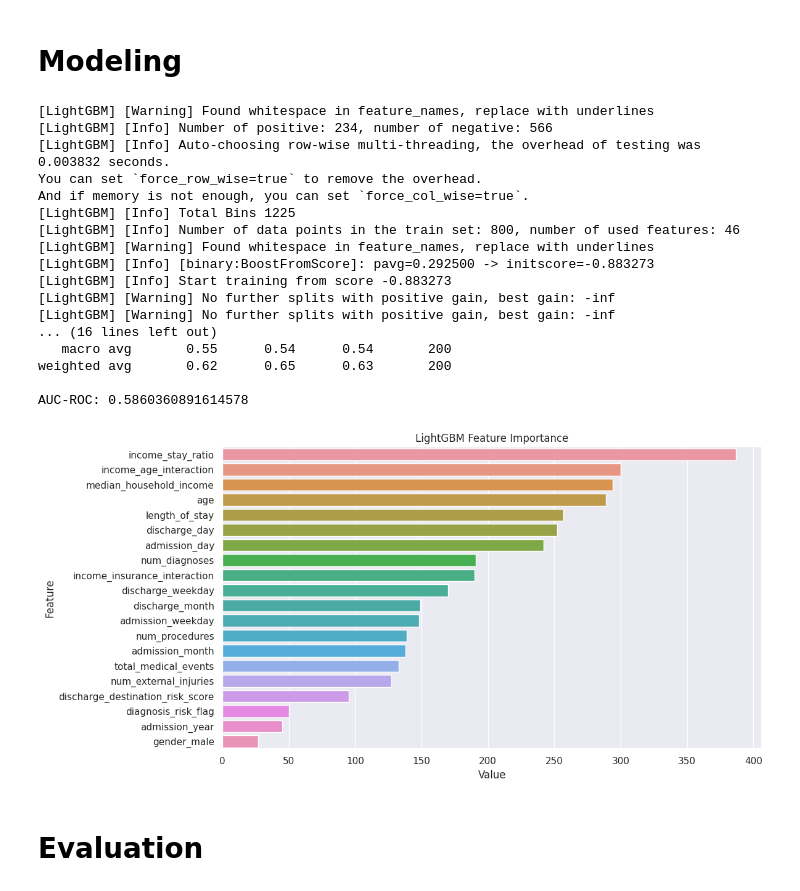
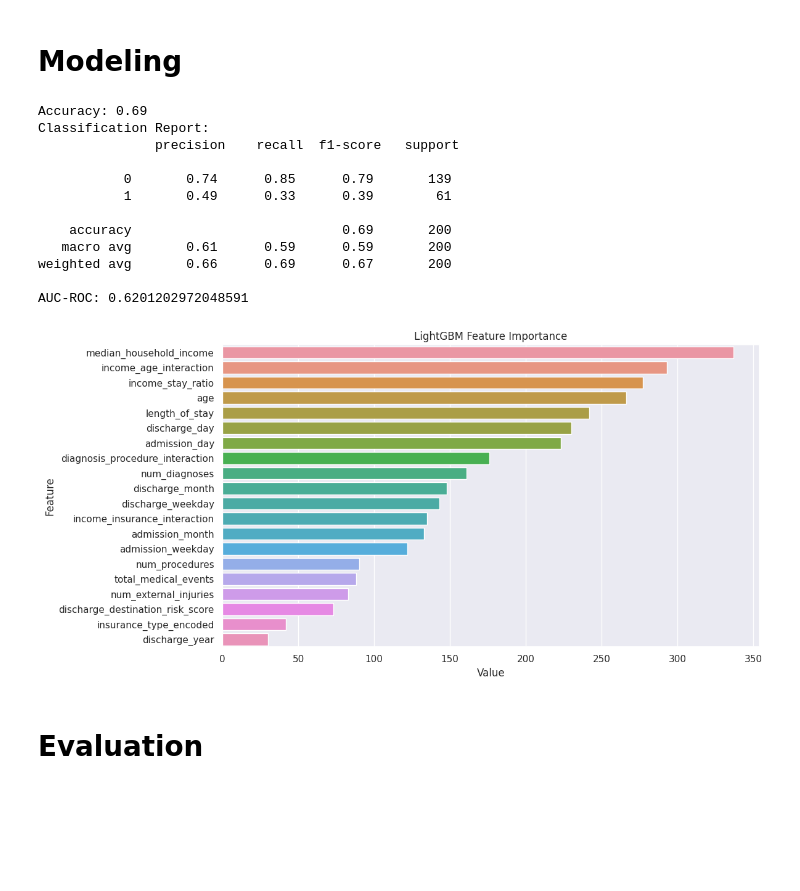
Before and after one commit to vanezp01/datalabs, a Jupyter notebook: readmission-analysis.ipynb, the cells around one changed output. Cells and saved outputs as stored; diff of their text form; code cells hidden in the pictures; blank space fills up the shorter version.

Commit message:
Kaggle Notebook | Readmission Analysis | Version 7

```diff
--- a/readmission-analysis.ipynb
+++ b/readmission-analysis.ipynb
@@ -222,6 +222,9 @@ readmission['income_insurance_interaction'] = readmission['median_household_inco
 # %%
 # Total medical events
 readmission['total_medical_events'] = readmission['num_diagnoses'] + readmission['num_procedures'] + readmission['num_external_injuries']
+# %%
+# Diagnosis and procedure interaction
+readmission['diagnosis_procedure_interaction'] = readmission['num_diagnoses'] * readmission['num_procedures']
 # %%
 # Risk flag by age
 readmission['age_risk_flag'] = pd.cut(readmission['age'],
@@ -261,12 +264,16 @@ readmission['is_homeless_flag'] = readmission['homeless'].apply(lambda x: 1 if x
 # %%
 # Remove the dash from 'self-pay'
 readmission['insurance_type'] = readmission['insurance_type'].str.replace('self-pay', 'selfpay')
+# %%
+# Remove columns
+readmission = readmission.drop(columns=['insurance_type','diagnoses', 'external_injuries', 'home', 'facility', 'homeless'])
 # %%
 # One-hot encoding
-readmission = pd.get_dummies(readmission, columns=['gender','insurance_type','diagnoses', 'external_injuries', 'home', 'facility', 'homeless'], drop_first=True)
+readmission = pd.get_dummies(readmission, columns=['gender'], drop_first=True)
 # %% [markdown]
 # Modeling
 # %%
+
 import lightgbm as lgb
 from sklearn.model_selection import train_test_split
 from sklearn.preprocessing import StandardScaler
@@ -290,60 +297,66 @@ X_test = pd.DataFrame(scaler.transform(X_test), columns=X_test.columns)
 # Prepare data for LightGBM
 train_data = lgb.Dataset(X_train, label=y_train)
 test_data = lgb.Dataset(X_test, label=y_test, reference=train_data)
 
-# Define parameters for LightGBM
+# Params (Used Optuna for tuning)
 params = {
-    'objective': 'binary',  # Specifies task as binary classification
-    'metric': 'binary_logloss',  # Evaluation metric used for binary classification
-    'n_estimators': 100,  # Number of boosting iterations (trees)
-    'learning_rate': 0.03,  # Step size shrinkage used to prevent overfitting
-    'num_leaves': 40,  # Maximum number of leaves in one tree
-    'min_data_in_leaf': 15,  # Minimum number of records a leaf may have
-    'min_sum_hessian_in_leaf': 0.001,  # Minimum sum to control over-fitting
-    'scale_pos_weight': class_ratio  # Adjusts the weights for unbalanced datasets
+    'objective': 'binary',
+    'metric': 'auc',
+    'boosting_type': 'gbdt',
+    'n_estimators': 1992,
+    'learning_rate': 0.042819863193109174,
+    'num_leaves': 35,
+    'min_data_in_leaf': 21,
+    'scale_pos_weight': class_ratio,
+    #'scale_pos_weight': 2.4188034188034186,
+    'feature_fraction': 0.8013644929185787,
+    'bagging_fraction': 0.7963131424726917,
+    'bagging_freq': 2,
+    'lambda_l1': 0.00047553996404738985,
+    'lambda_l2': 0.3868974034219026,
+    'verbose': -1,
 }
+
 
 # Train the model
 num_round = 1000
-model = lgb.train(params, train_data, num_boost_round=num_round, valid_sets=[train_data, test_data])
+model = lgb.train(params, train_data,
+                  num_boost_round=num_round,
+                  valid_sets=[train_data, test_data],
+                  callbacks=[lgb.early_stopping(stopping_rounds=50, verbose=False)])
 
 # Predictions
 y_pred = (model.predict(X_test) > 0.5).astype(int)
 y_proba = model.predict(X_test)
 
 # Evaluation
 print("Accuracy:", accuracy_score(y_test, y_pred))
 print("Classification Report:\n", classification_report(y_test, y_pred))
 print("AUC-ROC:", roc_auc_score(y_test, y_proba))
 
 # Feature Importance
 feature_imp = pd.DataFrame({'Value': model.feature_importance(), 'Feature': X_test.columns})
 feature_imp = feature_imp.sort_values(by="Value", ascending=False)
 
 plt.figure(figsize=(12, 6))
 sns.barplot(x="Value", y="Feature", data=feature_imp.head(20))
 plt.title("LightGBM Feature Importance")
 plt.tight_layout()
 plt.show()
 # %% [output]
-[LightGBM] [Warning] Found whitespace in feature_names, replace with underlines
-[LightGBM] [Info] Number of positive: 234, number of negative: 566
-[LightGBM] [Info] Auto-choosing row-wise multi-threading, the overhead of testing was 0.003832 seconds.
-You can set `force_row_wise=true` to remove the overhead.
-And if memory is not enough, you can set `force_col_wise=true`.
-[LightGBM] [Info] Total Bins 1225
-[LightGBM] [Info] Number of data points in the train set: 800, number of used features: 46
-[LightGBM] [Warning] Found whitespace in feature_names, replace with underlines
-[LightGBM] [Info] [binary:BoostFromScore]: pavg=0.292500 -> initscore=-0.883273
-[LightGBM] [Info] Start training from score -0.883273
-[LightGBM] [Warning] No further splits with positive gain, best gain: -inf
-[LightGBM] [Warning] No further splits with positive gain, best gain: -inf
-... (16 lines left out)
-   macro avg       0.55      0.54      0.54       200
-weighted avg       0.62      0.65      0.63       200
+Accuracy: 0.69
+Classification Report:
+               precision    recall  f1-score   support
 
-AUC-ROC: 0.5860360891614578
+           0       0.74      0.85      0.79       139
+           1       0.49      0.33      0.39        61
+
+    accuracy                           0.69       200
+   macro avg       0.61      0.59      0.59       200
+weighted avg       0.66      0.69      0.67       200
+
+AUC-ROC: 0.6201202972048591
-[figure, old version]
+[figure, new version]
 # %% [markdown]
 # Evaluation
 # %%
```
Also changed, not shown: parts of 4 cells of this notebook.
